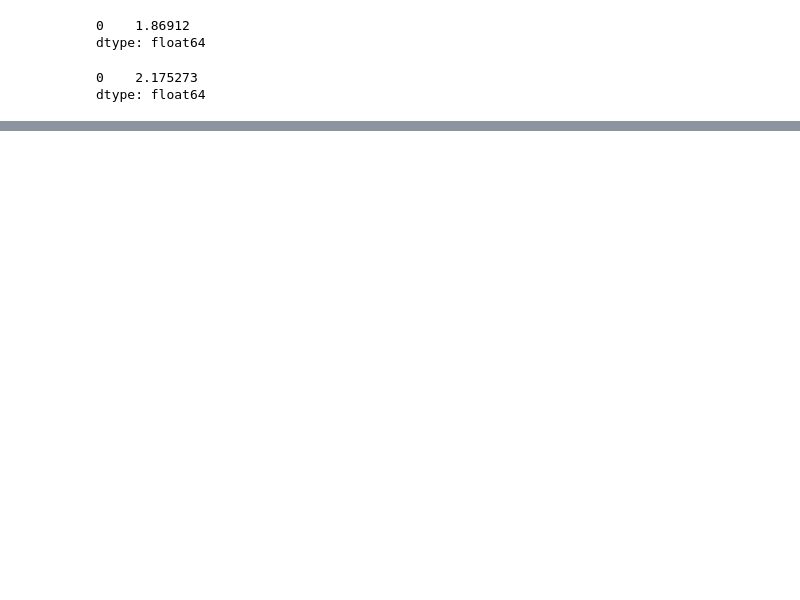
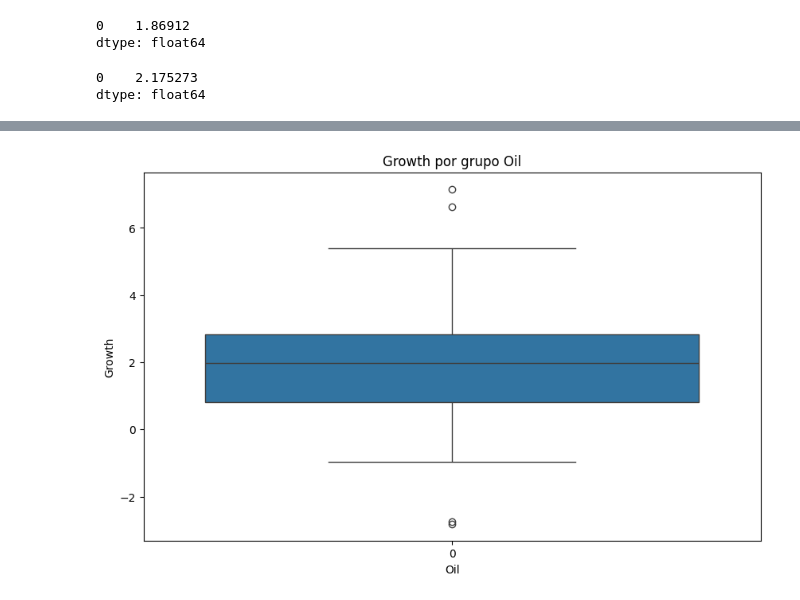
Before and after one commit to batgirlsupimpa/UFSC, a Jupyter notebook: TRABALHO_ECONOMETRIA_GVM.ipynb, the cells around one changed output, grey strips where cells are left out. Saved outputs shown, nothing was run; the diff lists cells and outputs as text; code cells hidden in the pictures; blank space fills up the shorter version.

```diff
--- a/TRABALHO_ECONOMETRIA_GVM.ipynb
+++ b/TRABALHO_ECONOMETRIA_GVM.ipynb
@@ -457,0 +545,18 @@ dtype: float64
+# %%
+import seaborn as sns
+
+plt.figure(figsize=(10,6))
+
+sns.boxplot(
+    x="oil",
+    y="growth",
+    data=df2
+)
+
+plt.title("Growth por grupo Oil")
+plt.xlabel("Oil")
+plt.ylabel("Growth")
+
+plt.show()
+# %% [output]
+[figure, added]
```
Also changed, not shown: parts of 16 cells of this notebook.
